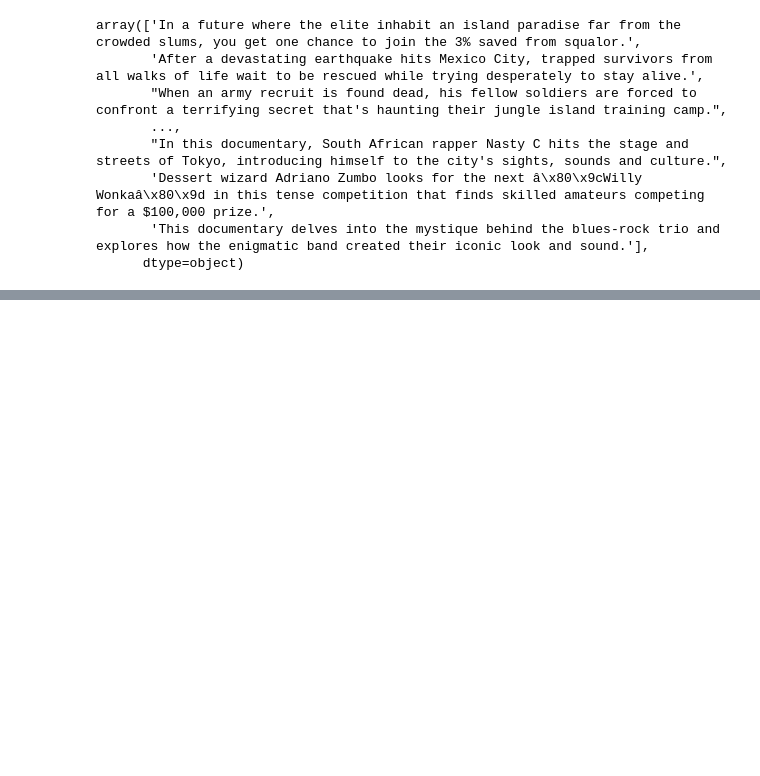
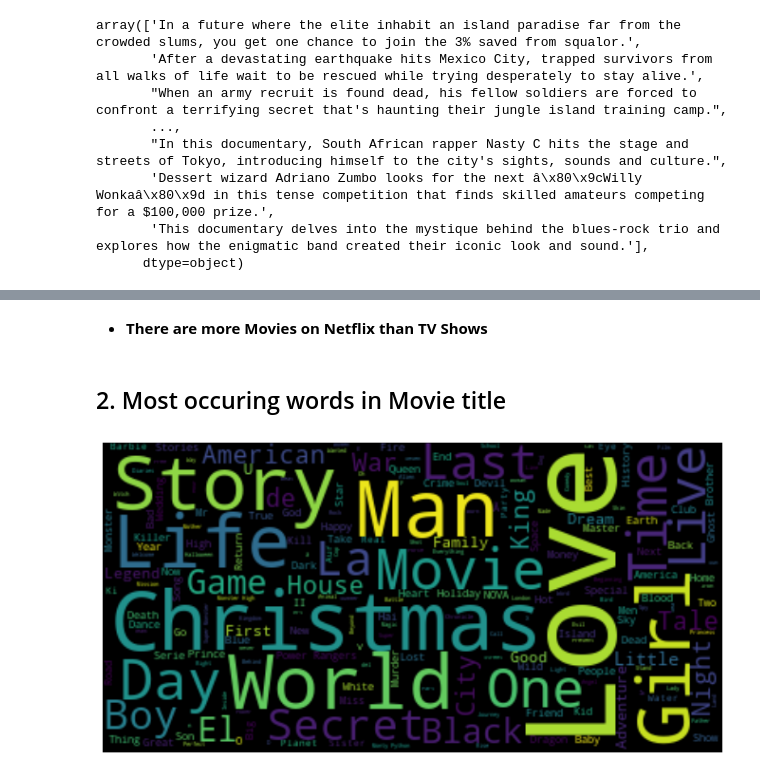
Before and after one commit to Samarjeet-singh-chhabra/NETFLIX-MOVIES-AND-TV-SHOWS-CLUSTERING, a Jupyter notebook: COLAB_|_CP_4_|_NETFLIX_MOVIES_AND_TV_SHOWS_CLUSTERING_|_SAMARJEET.ipynb, the cells around one changed output, grey strips where cells are left out. Cells and saved outputs as stored; diff of their text form; code cells hidden in the pictures; blank space fills up the shorter version.

```diff
--- a/COLAB_|_CP_4_|_NETFLIX_MOVIES_AND_TV_SHOWS_CLUSTERING_|_SAMARJEET.ipynb
+++ b/COLAB_|_CP_4_|_NETFLIX_MOVIES_AND_TV_SHOWS_CLUSTERING_|_SAMARJEET.ipynb
@@ -520,0 +554,18 @@ array(['In a future where the elite inhabit an island paradise far from the crow
+# %% [markdown]
+* **There are more Movies on Netflix than TV Shows**
+# %% [markdown]
+## 2. Most occuring words in Movie title
+# %%
+# text documents
+text = " ".join(word for word in df['title'])
+
+# create the word cloud
+wordcloud = WordCloud(stopwords=STOPWORDS).generate(text)
+
+# plot the word cloud
+plt.figure(figsize= (15,6))
+plt.imshow(wordcloud,  interpolation='bilinear')
+plt.axis("off")
+plt.show()
+# %% [output]
+[figure, added]
```
Also changed, not shown: parts of 71 cells of this notebook.
